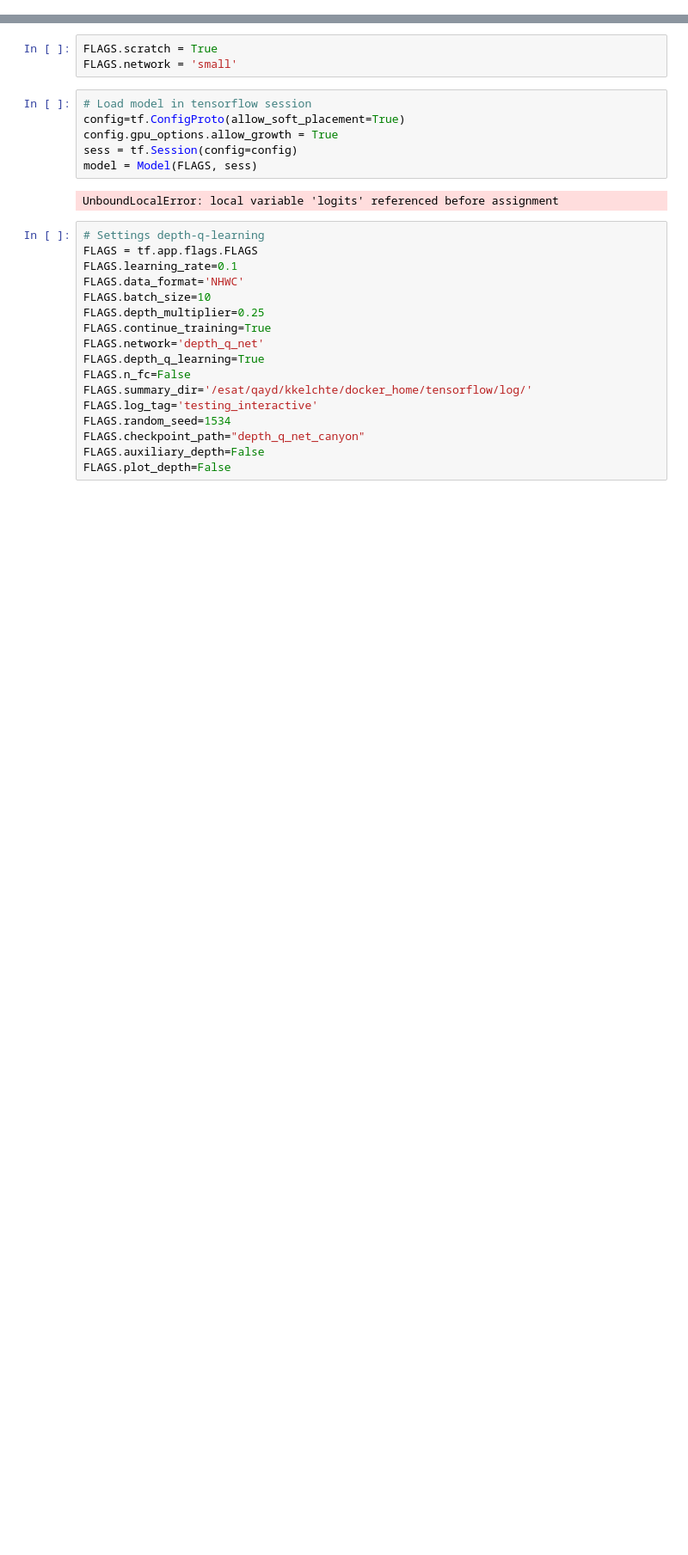
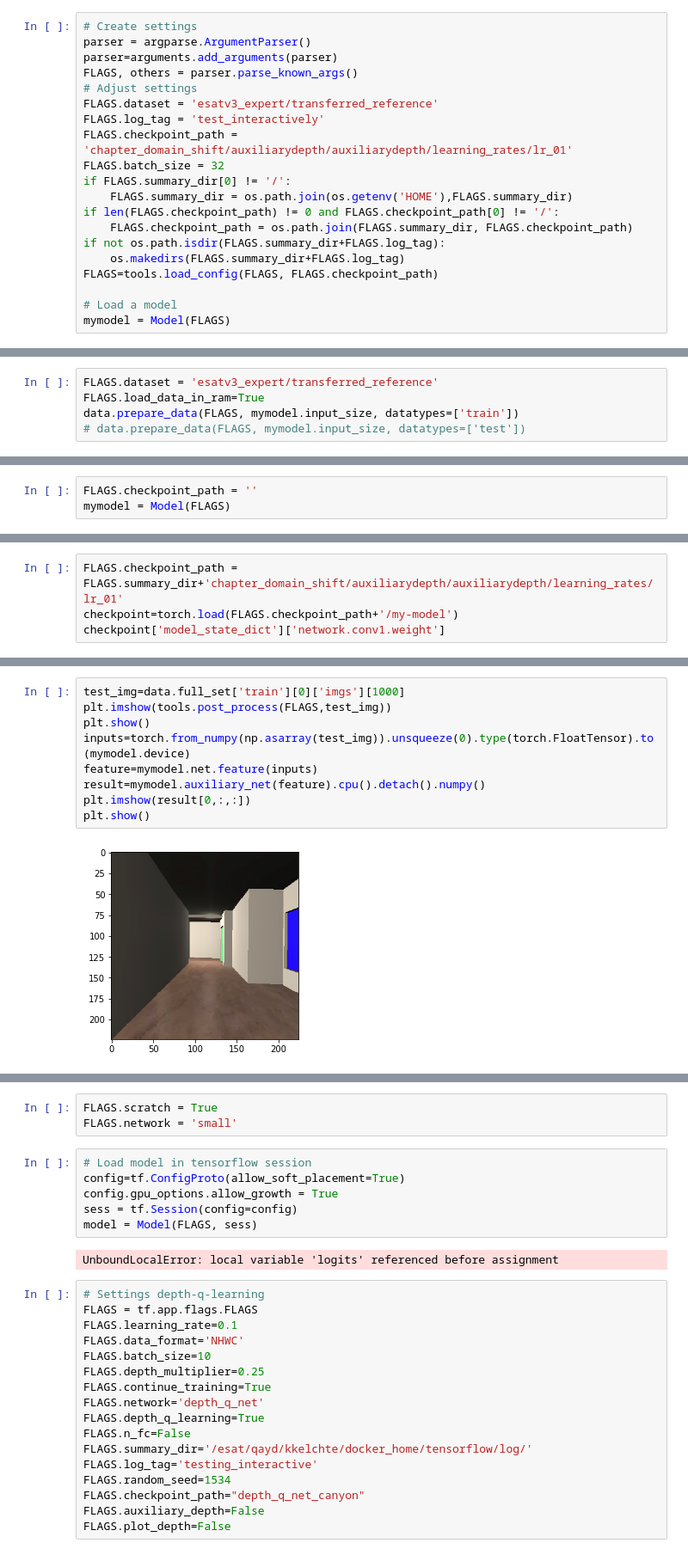
Before and after one commit to kkelchte/pilot, a Jupyter notebook: scripts/Test model interactively.ipynb, the cells around one changed output, grey strips where cells are left out. Shown at 86% size. Drawn from its saved outputs; the diff is of its cells as text; blank space fills up the shorter version.

Commit message:
parse results better

```diff
--- a/scripts/Test model interactively.ipynb
+++ b/scripts/Test model interactively.ipynb
@@ -133,0 +17,20 @@ FLAGS.summary_dir = os.path.join(os.getenv('HOME'),FLAGS.summary_dir)
+# %%
+# Create settings
+parser = argparse.ArgumentParser()
+parser=arguments.add_arguments(parser)
+FLAGS, others = parser.parse_known_args()
+# Adjust settings
+FLAGS.dataset = 'esatv3_expert/transferred_reference'
+FLAGS.log_tag = 'test_interactively'
+FLAGS.checkpoint_path = 'chapter_domain_shift/auxiliarydepth/auxiliarydepth/learning_rates/lr_01'
+FLAGS.batch_size = 32
+if FLAGS.summary_dir[0] != '/':
+    FLAGS.summary_dir = os.path.join(os.getenv('HOME'),FLAGS.summary_dir)
+if len(FLAGS.checkpoint_path) != 0 and FLAGS.checkpoint_path[0] != '/':
+    FLAGS.checkpoint_path = os.path.join(FLAGS.summary_dir, FLAGS.checkpoint_path)
+if not os.path.isdir(FLAGS.summary_dir+FLAGS.log_tag):
+    os.makedirs(FLAGS.summary_dir+FLAGS.log_tag)
+FLAGS=tools.load_config(FLAGS, FLAGS.checkpoint_path)
+
+# Load a model
+mymodel = Model(FLAGS)
@@ -133,0 +55,5 @@ FLAGS.summary_dir = os.path.join(os.getenv('HOME'),FLAGS.summary_dir)
+# %%
+FLAGS.dataset = 'esatv3_expert/transferred_reference'
+FLAGS.load_data_in_ram=True
+data.prepare_data(FLAGS, mymodel.input_size, datatypes=['train'])
+# data.prepare_data(FLAGS, mymodel.input_size, datatypes=['test'])
@@ -133,0 +64,3 @@ FLAGS.summary_dir = os.path.join(os.getenv('HOME'),FLAGS.summary_dir)
+# %%
+FLAGS.checkpoint_path = ''
+mymodel = Model(FLAGS)
@@ -133,0 +70,4 @@ FLAGS.summary_dir = os.path.join(os.getenv('HOME'),FLAGS.summary_dir)
+# %%
+FLAGS.checkpoint_path = FLAGS.summary_dir+'chapter_domain_shift/auxiliarydepth/auxiliarydepth/learning_rates/lr_01'
+checkpoint=torch.load(FLAGS.checkpoint_path+'/my-model')
+checkpoint['model_state_dict']['network.conv1.weight']
@@ -133,0 +112,11 @@ FLAGS.summary_dir = os.path.join(os.getenv('HOME'),FLAGS.summary_dir)
+# %%
+test_img=data.full_set['train'][0]['imgs'][1000]
+plt.imshow(tools.post_process(FLAGS,test_img))
+plt.show()
+inputs=torch.from_numpy(np.asarray(test_img)).unsqueeze(0).type(torch.FloatTensor).to(mymodel.device)
+feature=mymodel.net.feature(inputs)
+result=mymodel.auxiliary_net(feature).cpu().detach().numpy()
+plt.imshow(result[0,:,:])
+plt.show()
+# %% [output]
+[figure, added]
```
Also changed, not shown: parts of 10 cells of this notebook, 6 other files.
